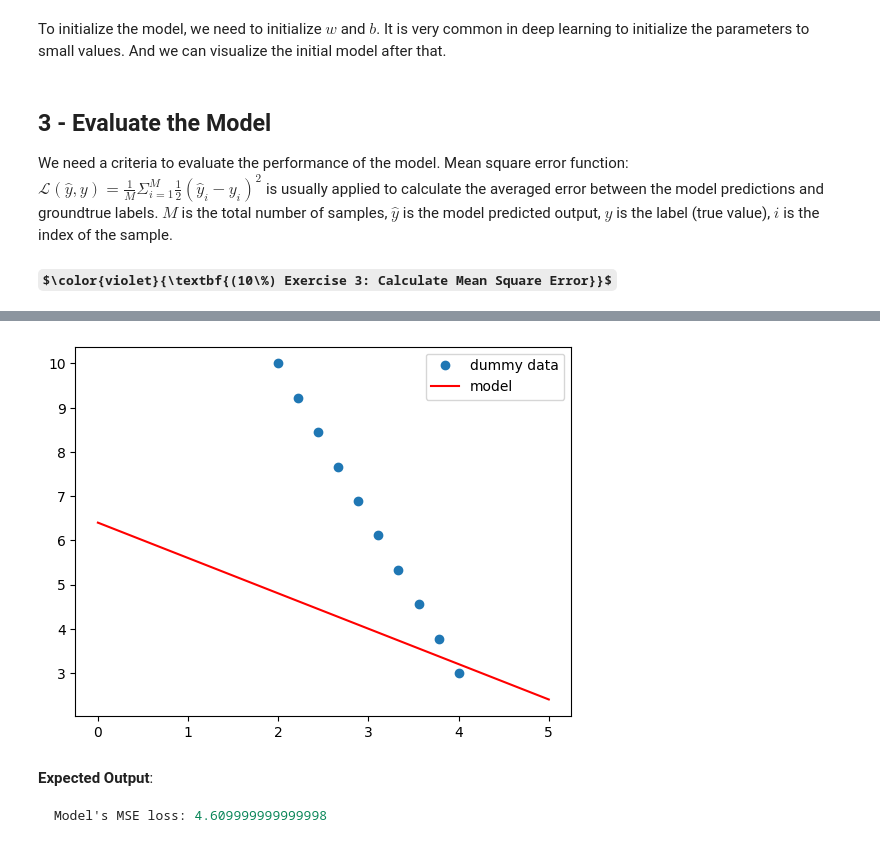
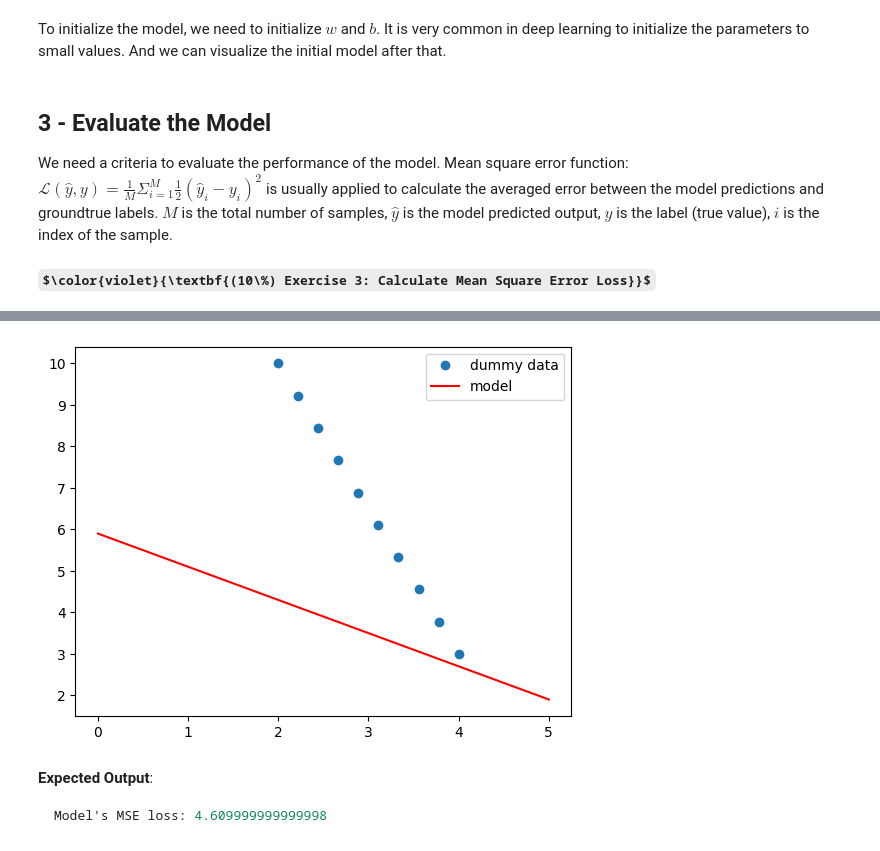
Before and after one commit to linzhangUCA/3321tpl-linear_model, a Jupyter notebook: linear_model.ipynb, the cells around one changed output, grey strips where cells are left out. Cells and saved outputs as stored; diff of their text form; code cells hidden in the pictures; some formulas as TeX source.

```diff
--- a/linear_model.ipynb
+++ b/linear_model.ipynb
@@ -143,7 +145,7 @@ print(f"Model's MSE loss: {mse_loss(pred=linear(X_reshape, w, b), target=y_resha
 ## 3 - Evaluate the Model
 We need a criteria to evaluate the performance of the model. Mean square error function: $\mathcal{L}(\hat{y}, y) = \frac{1}{M}\Sigma_{i=1}^M \frac{1}{2}(\hat{y}_i - y_i)^2$ is usually applied to calculate the averaged error between the model predictions and groundtrue labels. $M$ is the total number of samples, $\hat{y}$ is the model predicted output, $y$ is the label (true value), $i$ is the index of the sample.
 
-#### $\color{violet}{\textbf{(10\%) Exercise 3: Calculate Mean Square Error}}$
+#### $\color{violet}{\textbf{(10\%) Exercise 3: Calculate Mean Square Error Loss}}$
 # %%
 def mse_loss(pred, label):
     """
@@ -161,7 +163,7 @@ def mse_loss(pred, label):
 
 # Sanity check
 w = -0.8
-b = 6.4
+b = 5.9
 X_dummy = np.linspace(2, 4, 10).reshape(-1, 1)  # fake data for sanity check
 y_dummy = np.linspace(10, 3, 10).reshape(-1, 1)
 # Visualize the model
@@ -174,4 +176,4 @@ Model's MSE loss: 4.609999999999998
-[figure, old version]
+[figure, new version]
 # %% [markdown]
 **Expected Output**:
 >
```
Also changed, not shown: parts of 7 cells of this notebook.
